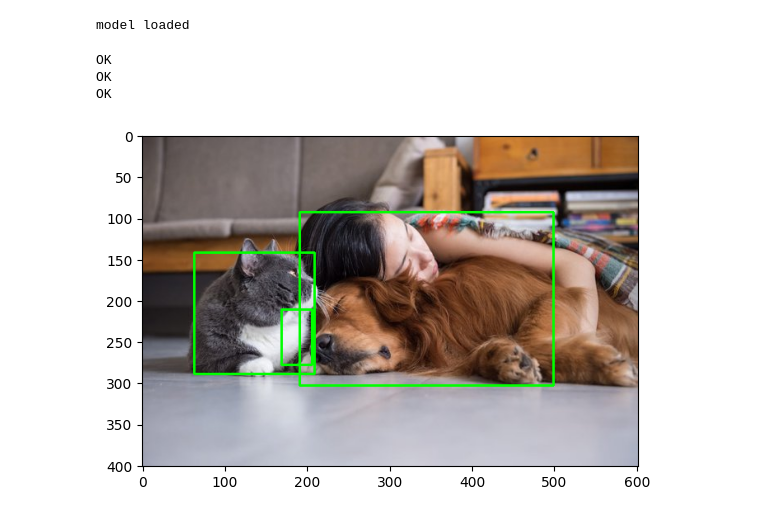
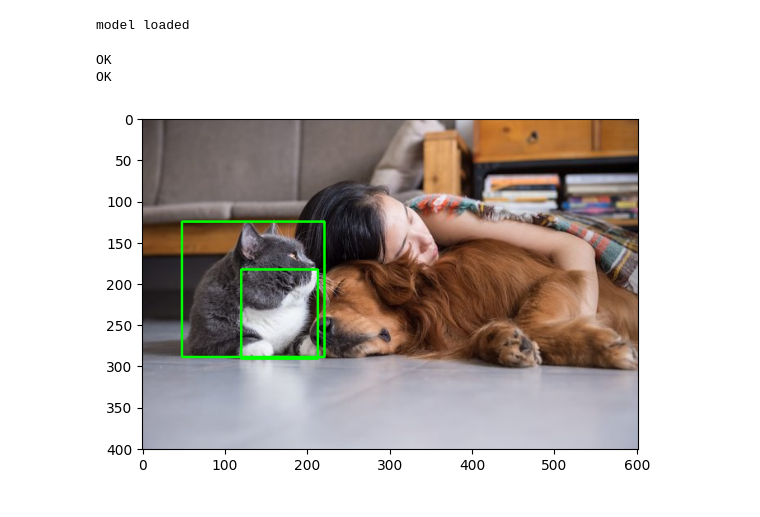
Before and after one commit to Arhosseini77/ADDNN_2023, a Jupyter notebook: Extra1/Alireza/Q2_Extra_Cat_detection.ipynb, the cells around one changed output. Saved outputs shown, nothing was run; the diff lists cells and outputs as text; code cells hidden in the pictures.

```diff
--- a/Extra1/Alireza/Q2_Extra_Cat_detection.ipynb
+++ b/Extra1/Alireza/Q2_Extra_Cat_detection.ipynb
@@ -42,18 +42,18 @@ import matplotlib.pyplot as plt
 # %% [markdown]
 # Delete dogs images & labels
 # %%
-directory_path = "Asirra: cat vs dogs/"
+# directory_path = "Asirra: cat vs dogs/"
 
-files = os.listdir(directory_path)
+# files = os.listdir(directory_path)
 
-# Iterate through the files
-for file in files:
-    if "dog" in file:
-        file_path = os.path.join(directory_path, file)
-        os.remove(file_path)
-        #print(f"Deleted: {file_path}")
+# # Iterate through the files
+# for file in files:
+#     if "dog" in file:
+#         file_path = os.path.join(directory_path, file)
+#         os.remove(file_path)
+#         #print(f"Deleted: {file_path}")
 
-print("Deletion complete.")
+# print("Deletion complete.")
 # %% [output]
 Deletion complete.
 # %% [markdown]
@@ -426,7 +426,10 @@ model = models.mobilenet_v2(pretrained=True)
 num_features = model.classifier[1].in_features
 model.classifier = nn.Sequential(
     nn.Dropout(0.2),
-    nn.Linear(num_features, 2)
+    nn.Linear(num_features, 512),
+    nn.ReLU(),
+    nn.Dropout(0.2),
+    nn.Linear(512, 2)
 )
 
 model.load_state_dict(torch.load('mobilenet_detect_cat.pth'))
@@ -447,30 +450,29 @@ rects = ss.process()
 # %%
 # Transform for input image
 transform = transforms.Compose([
     transforms.ToPILImage(),
     transforms.Resize((224, 224)),
     transforms.ToTensor(),
 ])
 
 i = 0
 # Iterate over the regions and classify
 for x, y, w, h in rects:
     roi = img[y:y+h, x:x+w]
     roi = transform(roi)
     roi = roi.unsqueeze(0).to(device)
     output = model(roi)
     if (output[0, 0] < output[0, 1]):
         print("OK")
         i += 1
         cv2.rectangle(img, (x, y), (x+w, y+h), (0, 255, 0), 2)
-        if i == 3:
+        if i == 2:
             break
 
 # Show the image
 plt.imshow(cv2.cvtColor(img, cv2.COLOR_BGR2RGB))
 plt.show()
 # %% [output]
 OK
 OK
-OK
-[figure, old version]
+[figure, new version]
```
Also changed, not shown: parts of 8 cells of this notebook.
